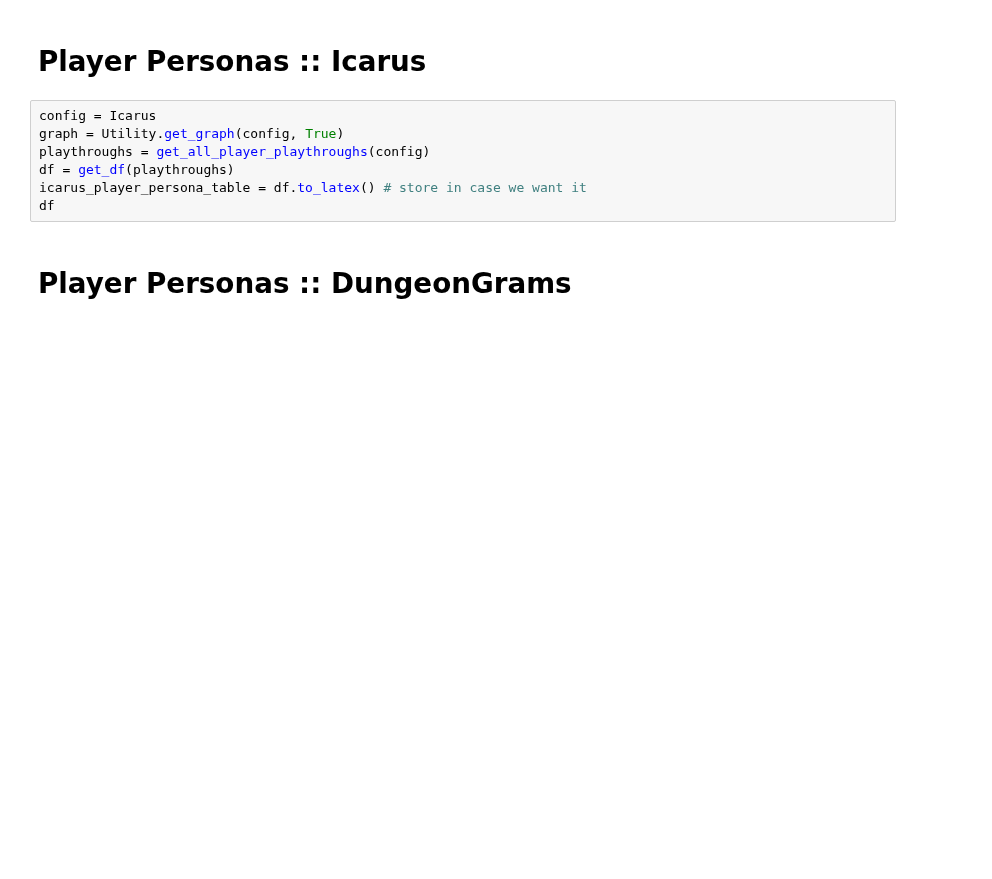
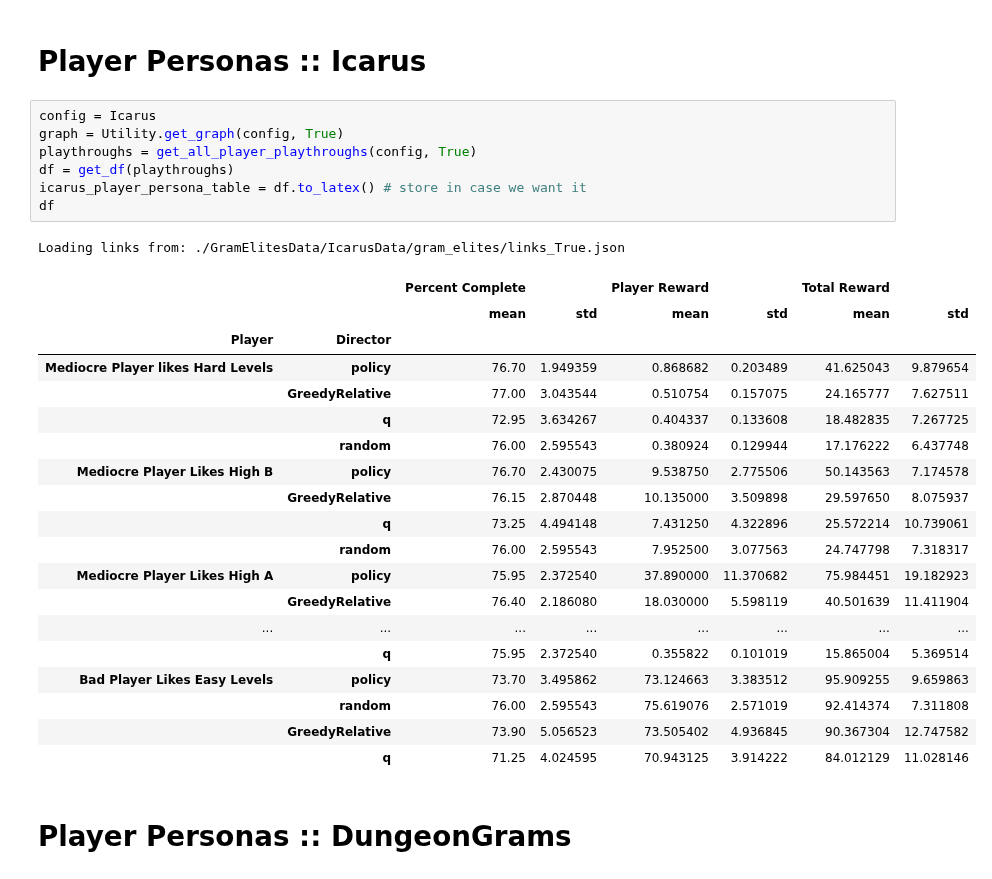
Before and after one commit to crowdgames/mdp-level-assembly, a Jupyter notebook: Analysis.ipynb, the cells around one changed output. Saved outputs shown, nothing was run; the diff lists cells and outputs as text; blank space fills up the shorter version.

Commit message:
analysis updated for all games and some start of work for new reward types

```diff
--- a/Analysis.ipynb
+++ b/Analysis.ipynb
@@ -280,10 +280,31 @@ Loading links from: ./GramElitesData/MarioData/gram_elites/links_True.json
 # %%
 config = Icarus
 graph = Utility.get_graph(config, True)
-playthroughs = get_all_player_playthroughs(config)
+playthroughs = get_all_player_playthroughs(config, True)
 df = get_df(playthroughs)
 icarus_player_persona_table = df.to_latex() # store in case we want it
 df
+# %% [output]
+Loading links from: ./GramElitesData/IcarusData/gram_elites/links_True.json
+|  |  | Percent Complete |  | Player Reward |  | Total Reward |  |
+|  |  | mean | std | mean | std | mean | std |
+| Player | Director |  |  |  |  |  |  |
+| Mediocre Player likes Hard Levels | policy | 76.70 | 1.949359 | 0.868682 | 0.203489 | 41.625043 | 9.879654 |
+|  | GreedyRelative | 77.00 | 3.043544 | 0.510754 | 0.157075 | 24.165777 | 7.627511 |
+|  | q | 72.95 | 3.634267 | 0.404337 | 0.133608 | 18.482835 | 7.267725 |
+|  | random | 76.00 | 2.595543 | 0.380924 | 0.129944 | 17.176222 | 6.437748 |
+| Mediocre Player Likes High B | policy | 76.70 | 2.430075 | 9.538750 | 2.775506 | 50.143563 | 7.174578 |
+|  | GreedyRelative | 76.15 | 2.870448 | 10.135000 | 3.509898 | 29.597650 | 8.075937 |
+|  | q | 73.25 | 4.494148 | 7.431250 | 4.322896 | 25.572214 | 10.739061 |
+|  | random | 76.00 | 2.595543 | 7.952500 | 3.077563 | 24.747798 | 7.318317 |
+| Mediocre Player Likes High A | policy | 75.95 | 2.372540 | 37.890000 | 11.370682 | 75.984451 | 19.182923 |
+|  | GreedyRelative | 76.40 | 2.186080 | 18.030000 | 5.598119 | 40.501639 | 11.411904 |
+| ... | ... | ... | ... | ... | ... | ... | ... |
+|  | q | 75.95 | 2.372540 | 0.355822 | 0.101019 | 15.865004 | 5.369514 |
+| Bad Player Likes Easy Levels | policy | 73.70 | 3.495862 | 73.124663 | 3.383512 | 95.909255 | 9.659863 |
+|  | random | 76.00 | 2.595543 | 75.619076 | 2.571019 | 92.414374 | 7.311808 |
+|  | GreedyRelative | 73.90 | 5.056523 | 73.505402 | 4.936845 | 90.367304 | 12.747582 |
+|  | q | 71.25 | 4.024595 | 70.943125 | 3.914222 | 84.012129 | 11.028146 |
 # %% [markdown]
 # Player Personas :: DungeonGrams
 # %%
```
Also changed, not shown: parts of 11 cells of this notebook, 2 other files.
